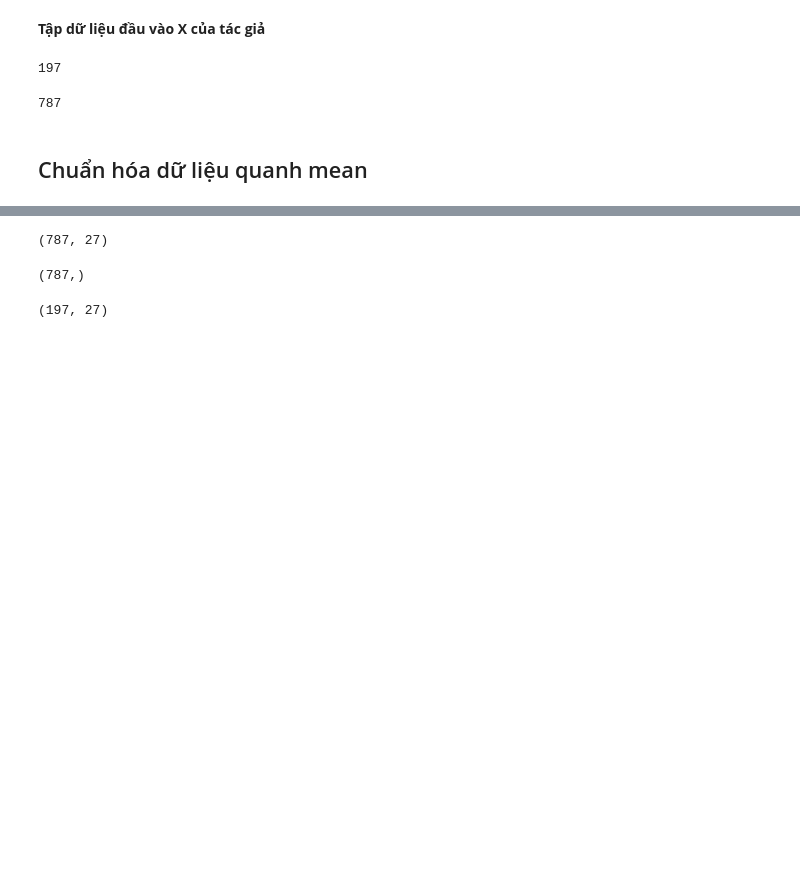
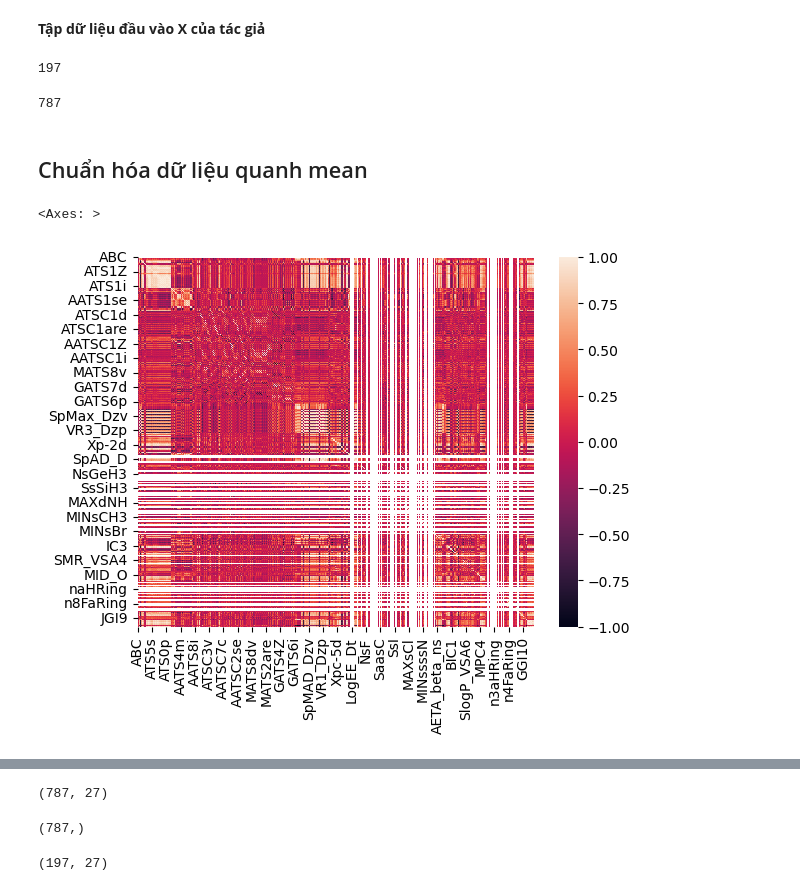
Before and after one commit to Lelvels/phamarcy_code, a Jupyter notebook: My HDAC2/src/my-hdac2-modred.ipynb, the cells around one changed output, grey strips where cells are left out. Cells and saved outputs as stored; diff of their text form; code cells hidden in the pictures; blank space fills up the shorter version.

```diff
--- a/My HDAC2/src/my-hdac2-modred.ipynb
+++ b/My HDAC2/src/my-hdac2-modred.ipynb
@@ -112,3 +102,14 @@ len(X_Train_author)
 787
 # %% [markdown]
 ## Chuẩn hóa dữ liệu quanh mean
+# %%
+from sklearn.preprocessing import StandardScaler
+sc = StandardScaler()
+all_modred_np = sc.fit_transform(all_mordred_descriptors)
+all_modred_data = pd.DataFrame(all_modred_np, columns=all_mordred_descriptors.columns)
+corr_matrix = all_modred_data.corr(method="pearson")
+# %%
+sns.heatmap(corr_matrix)
+# %% [output]
+<Axes: >
+[figure, added]
```
Also changed, not shown: parts of 17 cells of this notebook, 12 other files.
